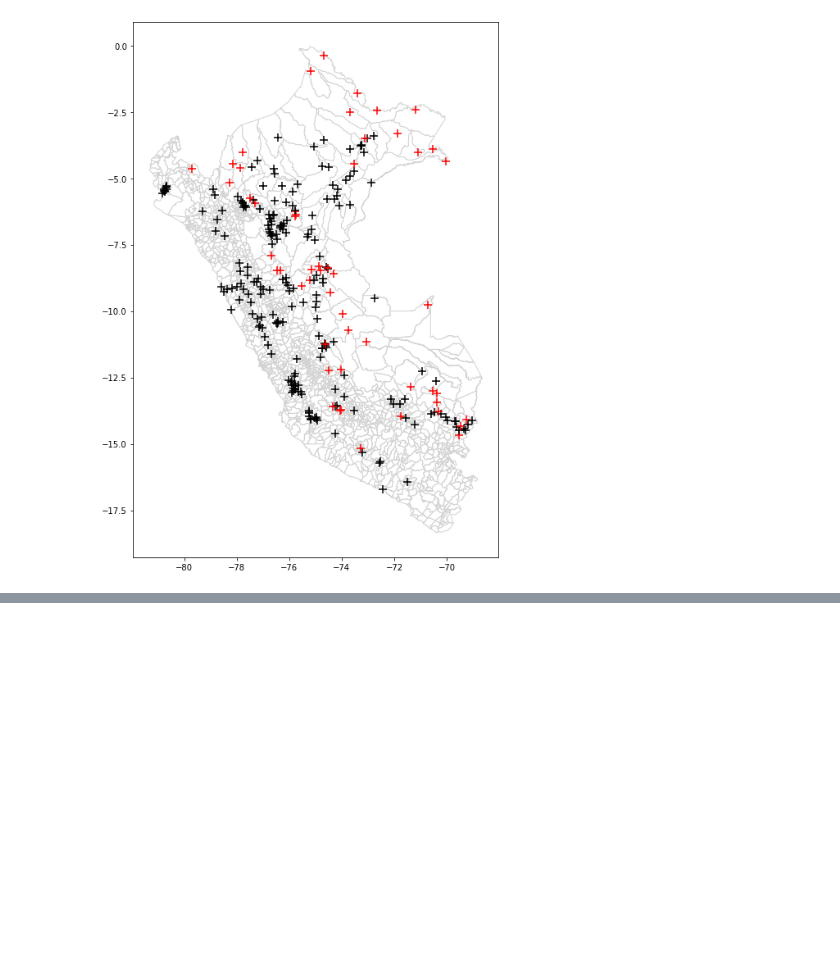
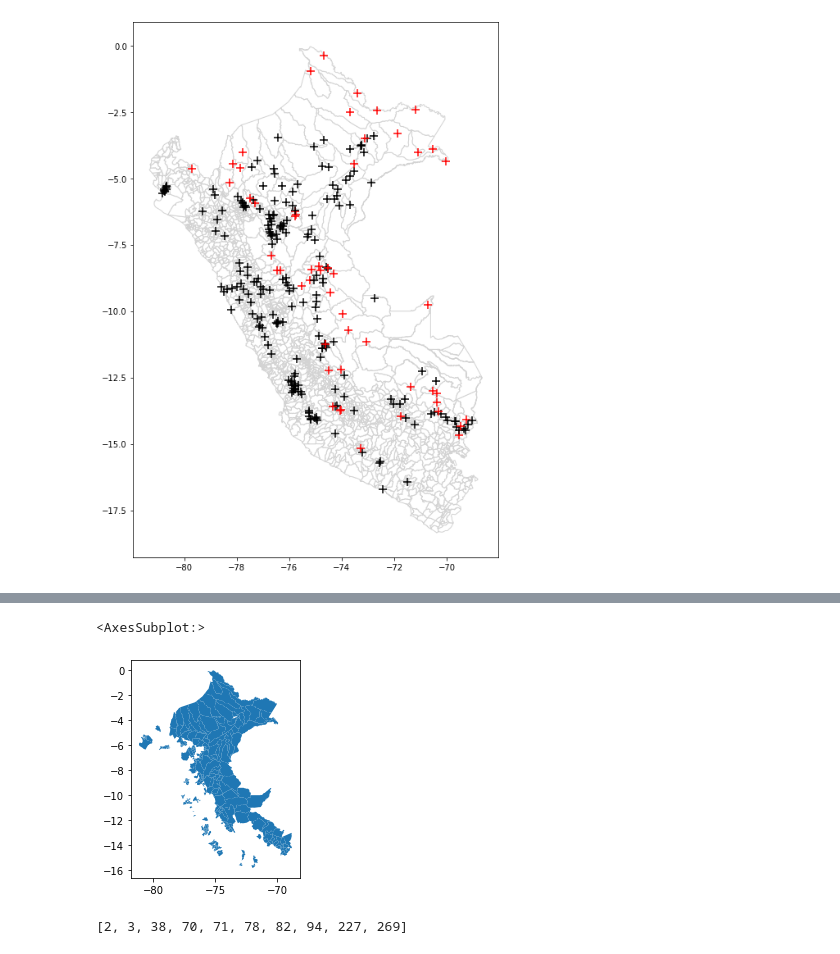
Before and after one commit to chorrillos/spatial, a Jupyter notebook: spatial.ipynb, the cells around one changed output, grey strips where cells are left out. Drawn from its saved outputs; the diff is of its cells as text; code cells hidden in the pictures; blank space fills up the shorter version.

```diff
--- a/spatial.ipynb
+++ b/spatial.ipynb
@@ -551,2 +538,10 @@ selecDisPoints
 # %%
 selecDisPoints.to_csv("selecDisPoints.csv")
+# %%
+MostLikelyZG=selecDisMap[selecDisMap.SpotsNBI=='3 coldSpot']
+MostLikelyZG.reset_index(drop=True,inplace=True)
+# %%
+MostLikelyZG.plot()
+# %% [output]
+<AxesSubplot:>
+[figure, added]
@@ -552,0 +550,4 @@ selecDisPoints.to_csv("selecDisPoints.csv")
+# %%
+wQ.islands
+# %% [output]
+[2, 3, 38, 70, 71, 78, 82, 94, 227, 269]
```
Also changed, not shown: parts of 17 cells of this notebook, 1 other file.
